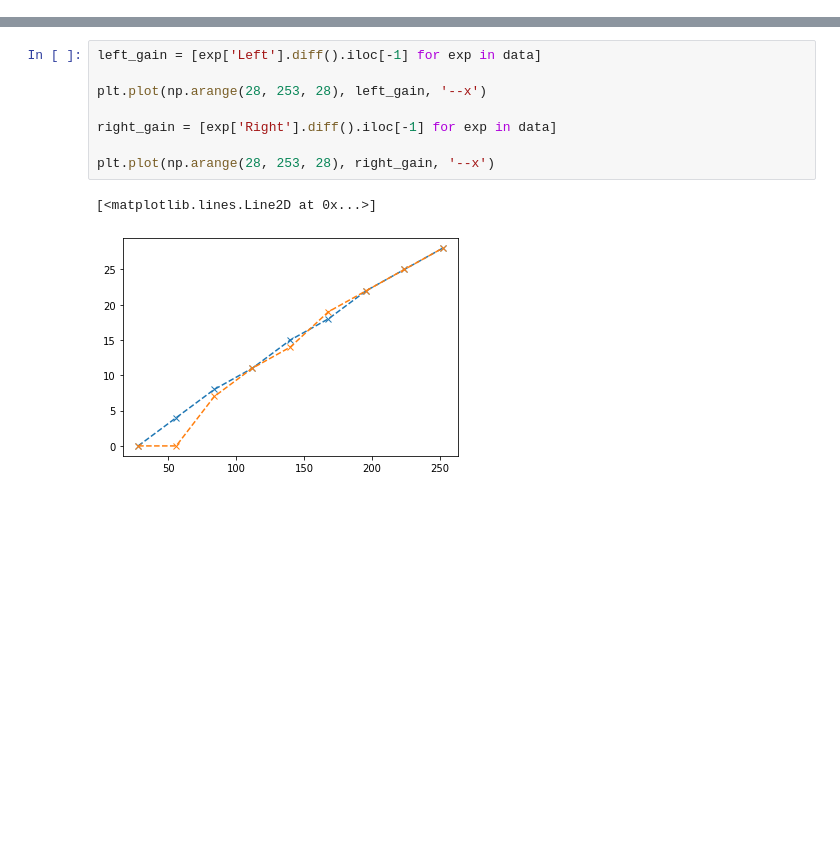
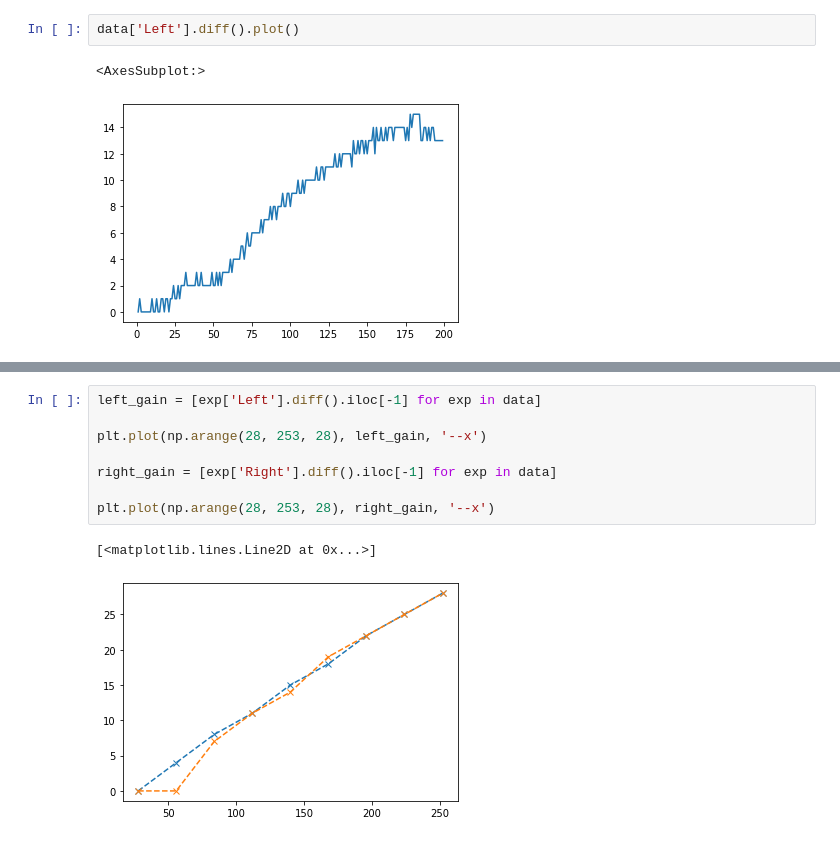
Before and after one commit to Vini-002/feed-Forward-test, a Jupyter notebook: processing.ipynb, the cells around one changed output, grey strips where cells are left out. Saved outputs shown, nothing was run; the diff lists cells and outputs as text; blank space fills up the shorter version.

```diff
--- a/processing.ipynb
+++ b/processing.ipynb
@@ -35,0 +56,5 @@ for pwm, exp in zip(np.arange(28, 252, 28), data):
+# %%
+data['Left'].diff().plot()
+# %% [output]
+<AxesSubplot:>
+[figure, added]
```
Also changed, not shown: parts of 14 cells of this notebook.
